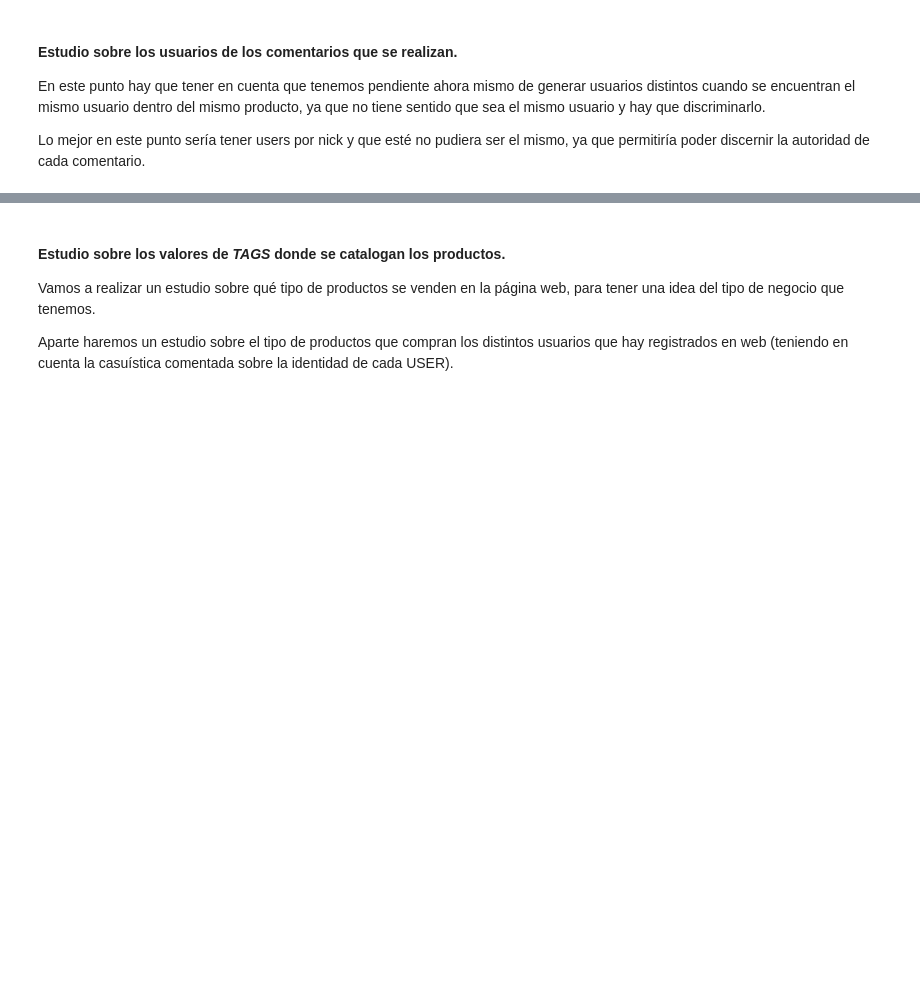
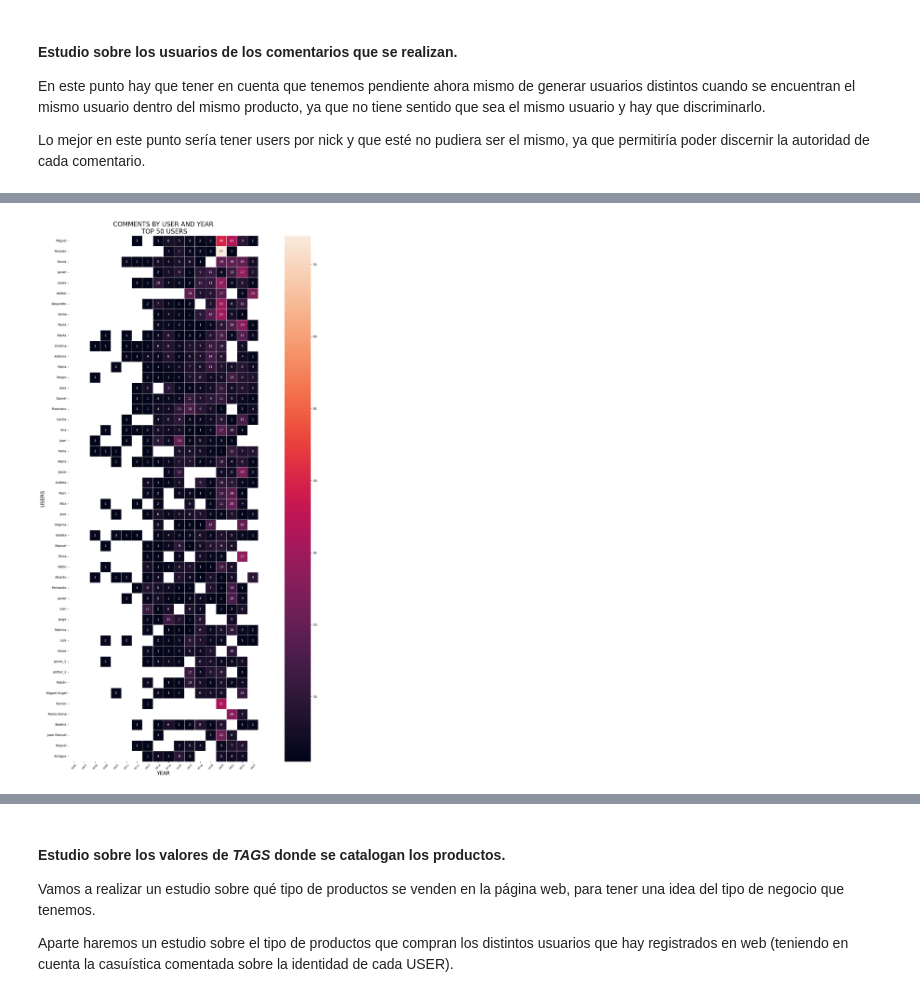
Before and after one commit to 75Engel/Proyecto_tienda_online, a Jupyter notebook: src/Notebook/03_sql.ipynb, the cells around one changed output, grey strips where cells are left out. Cells and saved outputs as stored; diff of their text form; code cells hidden in the pictures; blank space fills up the shorter version.

Commit message:
update sql notebook
comments by user

```diff
--- a/src/Notebook/03_sql.ipynb
+++ b/src/Notebook/03_sql.ipynb
@@ -990,0 +1265,15 @@ Lo mejor en este punto sería tener users por nick y que esté no pudiera ser el
+# %%
+query='''SELECT COUNT(COMMENT)AS nº_COMMENTS, strftime ('%Y',DATE) as YEAR, USERS.USERS AS USERS
+FROM COMMENT
+JOIN USERS
+ON COMMENT.ID_USERS=USERS.ID
+GROUP BY USERS,YEAR
+ORDER BY YEAR asc
+'''
+
+comments_users_per_year=f.sql_query(query,cursor)
+comments_users_per_year = comments_users_per_year.pivot(index='USERS', columns='YEAR', values='nº_COMMENTS')
+comments_users_per_year = comments_users_per_year.fillna(0)
+comments_users_per_year['TOTAL_COMMENTS'] = comments_users_per_year.sum(axis=1)                                             # Genero una columna con el total de comentarios para poder ordenarlos posteriormente
+comments_users_per_year = comments_users_per_year.sort_values(by='TOTAL_COMMENTS', ascending=False)                         # Ordeno el dataframe de modo descendente en función del total de comentarios de los usuarios.
+comments_users_per_year
@@ -990,0 +1317,4 @@ Lo mejor en este punto sería tener users por nick y que esté no pudiera ser el
+# %%
+data=comments_users_per_year.iloc[:50,:-1]
+label=comments_users_per_year.iloc[:50,-1:]
+label
@@ -990,0 +1340,17 @@ Lo mejor en este punto sería tener users por nick y que esté no pudiera ser el
+# %%
+plt.figure(figsize=(30,30))
+plt.xlabel("YEAR",fontsize=16)
+plt.ylabel("USERS",fontsize=16)
+plt.title("COMMENTS BY USER AND YEAR\n TOP 50 USERS",fontsize=20)
+plt.xticks(rotation=45,fontsize=8)
+sns.heatmap(data,
+            square=True,
+            linewidths=.6,
+            annot=True)
+
+
+file=str(r'\Resources\image\N_TOP_Commented_Users_by_YEAR')
+folder+file
+plt.savefig(folder+file);
+# %% [output]
+[figure, added]
```
Also changed, not shown: parts of 36 cells of this notebook, 4 other files.
